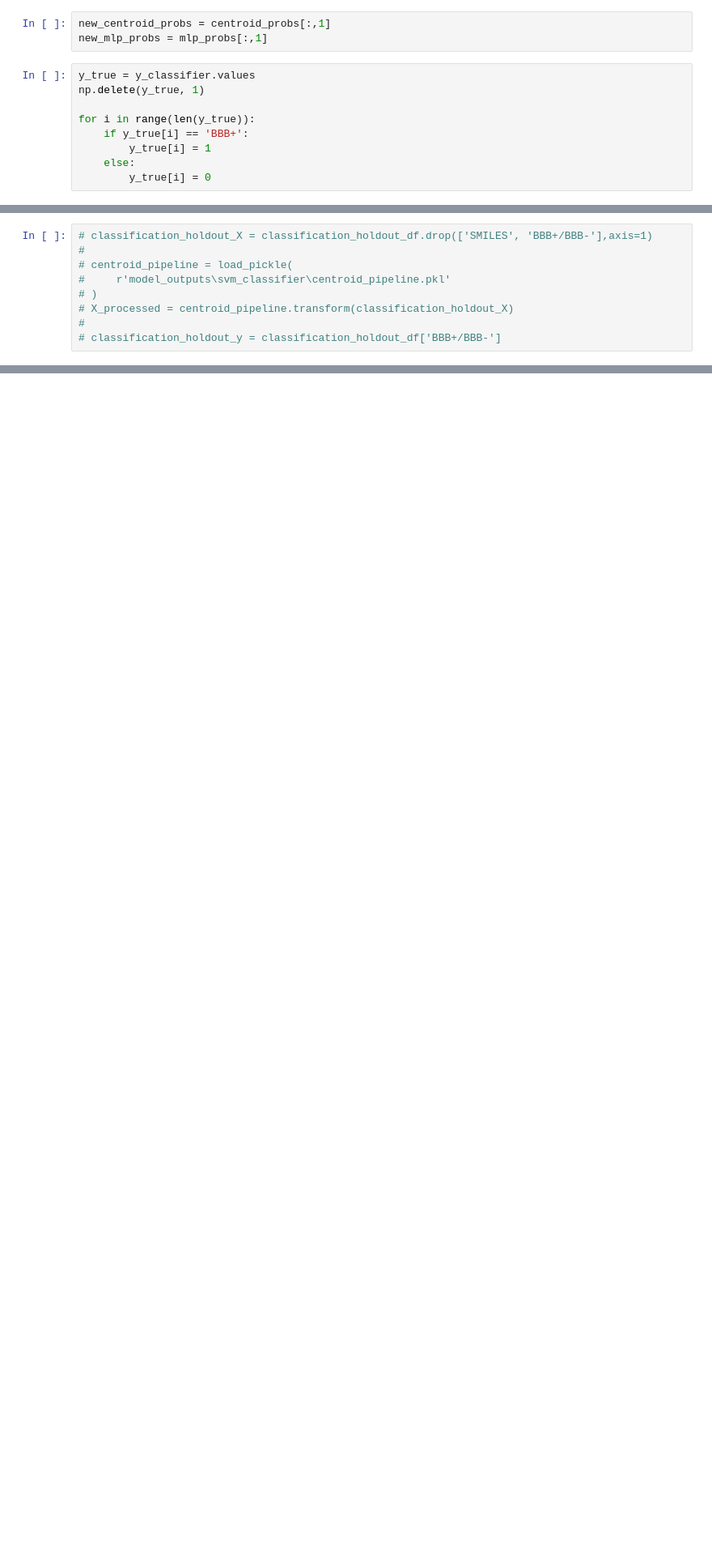
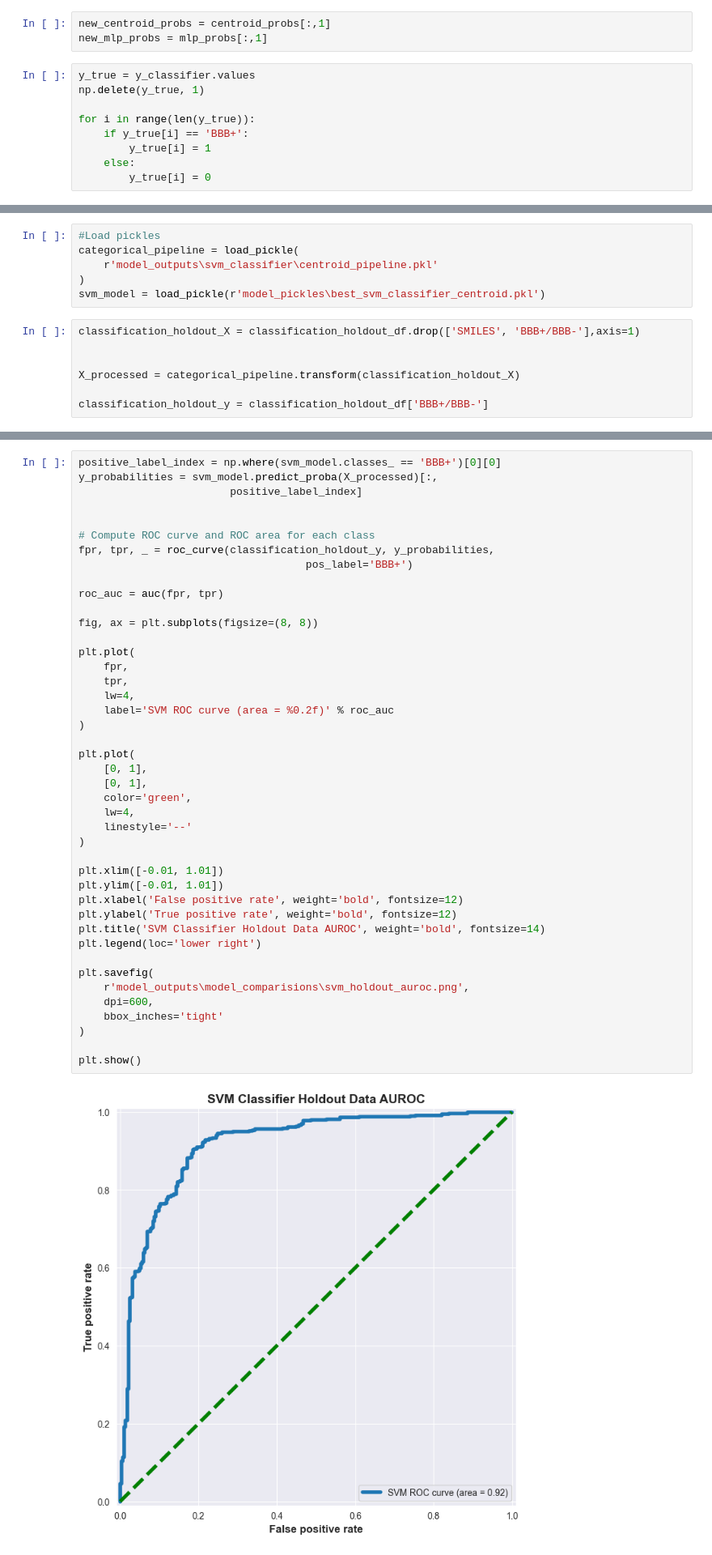
Before and after one commit to junqilu/BBBPrediction, a Jupyter notebook: models_comparsion.ipynb, the cells around one changed output, grey strips where cells are left out. Shown at 81% size. Saved outputs shown, nothing was run; the diff lists cells and outputs as text; blank space fills up the shorter version.

```diff
--- a/models_comparsion.ipynb
+++ b/models_comparsion.ipynb
@@ -360,9 +473,13 @@ p value: 0.06273982555854594
+# %%
+#Load pickles
+categorical_pipeline = load_pickle(
+    r'model_outputs\svm_classifier\centroid_pipeline.pkl'
+)
+svm_model = load_pickle(r'model_pickles\best_svm_classifier_centroid.pkl')
 # %%
-# classification_holdout_X = classification_holdout_df.drop(['SMILES', 'BBB+/BBB-'],axis=1)
-#
-# centroid_pipeline = load_pickle(
-#     r'model_outputs\svm_classifier\centroid_pipeline.pkl'
-# )
-# X_processed = centroid_pipeline.transform(classification_holdout_X)
-#
-# classification_holdout_y = classification_holdout_df['BBB+/BBB-']
+classification_holdout_X = classification_holdout_df.drop(['SMILES', 'BBB+/BBB-'],axis=1)
+
+
+X_processed = categorical_pipeline.transform(classification_holdout_X)
+
+classification_holdout_y = classification_holdout_df['BBB+/BBB-']
@@ -368,0 +518,45 @@ p value: 0.06273982555854594
+# %%
+positive_label_index = np.where(svm_model.classes_ == 'BBB+')[0][0]
+y_probabilities = svm_model.predict_proba(X_processed)[:,
+                        positive_label_index]
+
+
+# Compute ROC curve and ROC area for each class
+fpr, tpr, _ = roc_curve(classification_holdout_y, y_probabilities,
+                                    pos_label='BBB+')
+
+roc_auc = auc(fpr, tpr)
+
+fig, ax = plt.subplots(figsize=(8, 8))
+
+plt.plot(
+    fpr,
+    tpr,
+    lw=4,
+    label='SVM ROC curve (area = %0.2f)' % roc_auc
+)
+
+plt.plot(
+    [0, 1],
+    [0, 1],
+    color='green',
+    lw=4,
+    linestyle='--'
+)
+
+plt.xlim([-0.01, 1.01])
+plt.ylim([-0.01, 1.01])
+plt.xlabel('False positive rate', weight='bold', fontsize=12)
+plt.ylabel('True positive rate', weight='bold', fontsize=12)
+plt.title('SVM Classifier Holdout Data AUROC', weight='bold', fontsize=14)
+plt.legend(loc='lower right')
+
+plt.savefig(
+    r'model_outputs\model_comparisions\svm_holdout_auroc.png',
+    dpi=600,
+    bbox_inches='tight'
+)
+
+plt.show()
+# %% [output]
+[figure, added]
```
Also changed, not shown: parts of 24 cells of this notebook, 8 other files.
